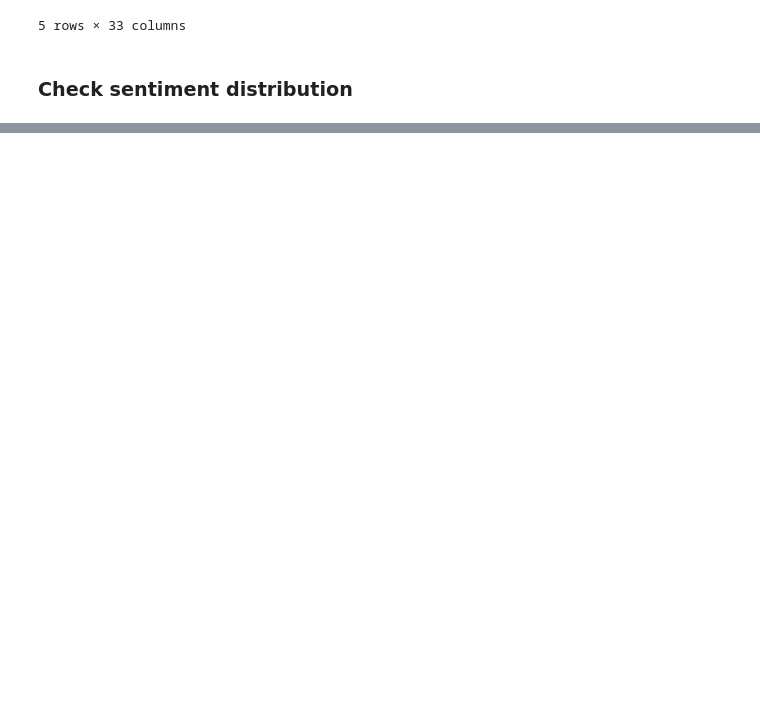
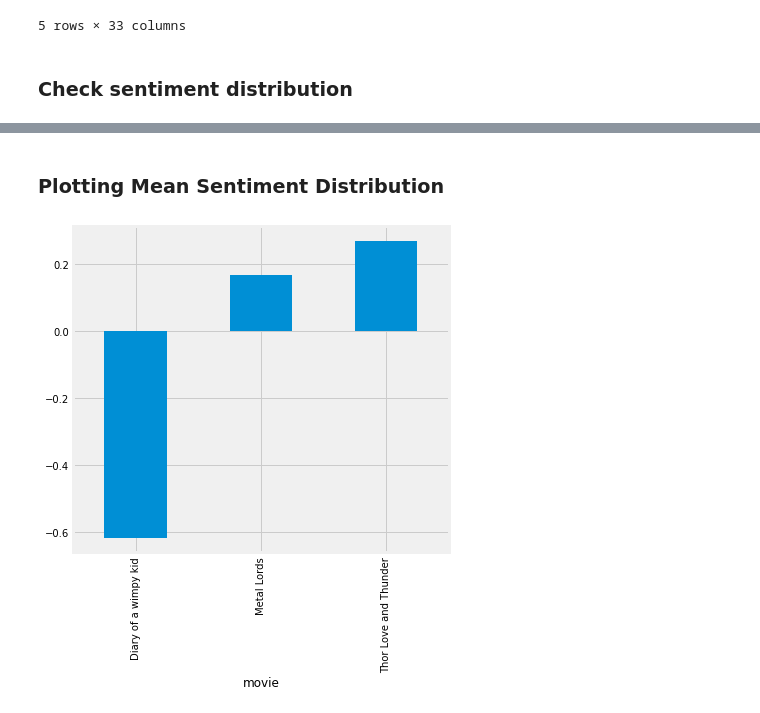
Before and after one commit to ShutDownMan/MinerandoDados, a Jupyter notebook: Trabalho 3/Trabalho_3.ipynb, the cells around one changed output, grey strips where cells are left out. Saved outputs shown, nothing was run; the diff lists cells and outputs as text; code cells hidden in the pictures; blank space fills up the shorter version.

```diff
--- a/Trabalho 3/Trabalho_3.ipynb
+++ b/Trabalho 3/Trabalho_3.ipynb
@@ -380,0 +422,10 @@ for movie in movies:
+# %% [markdown]
+### Plotting Mean Sentiment Distribution
+# %%
+# plot sentiment score per movie
+
+movie_sentiment = df.groupby(['movie'])['sentiment'].mean()
+movie_sentiment.plot(kind='bar', figsize=(6, 6))
+plt.show()
+# %% [output]
+[figure, added]
```
Also changed, not shown: parts of 18 cells of this notebook, 2 other files.
